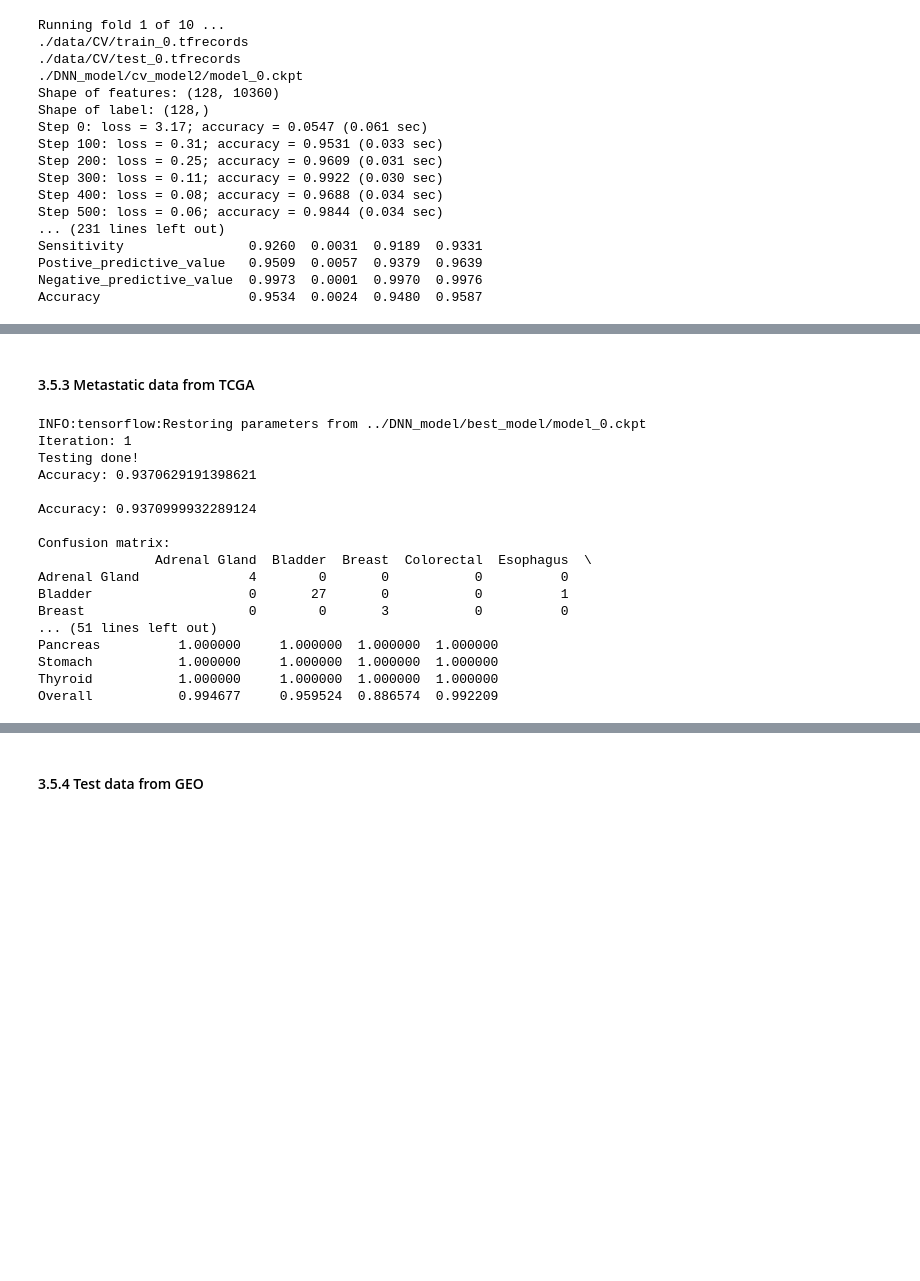
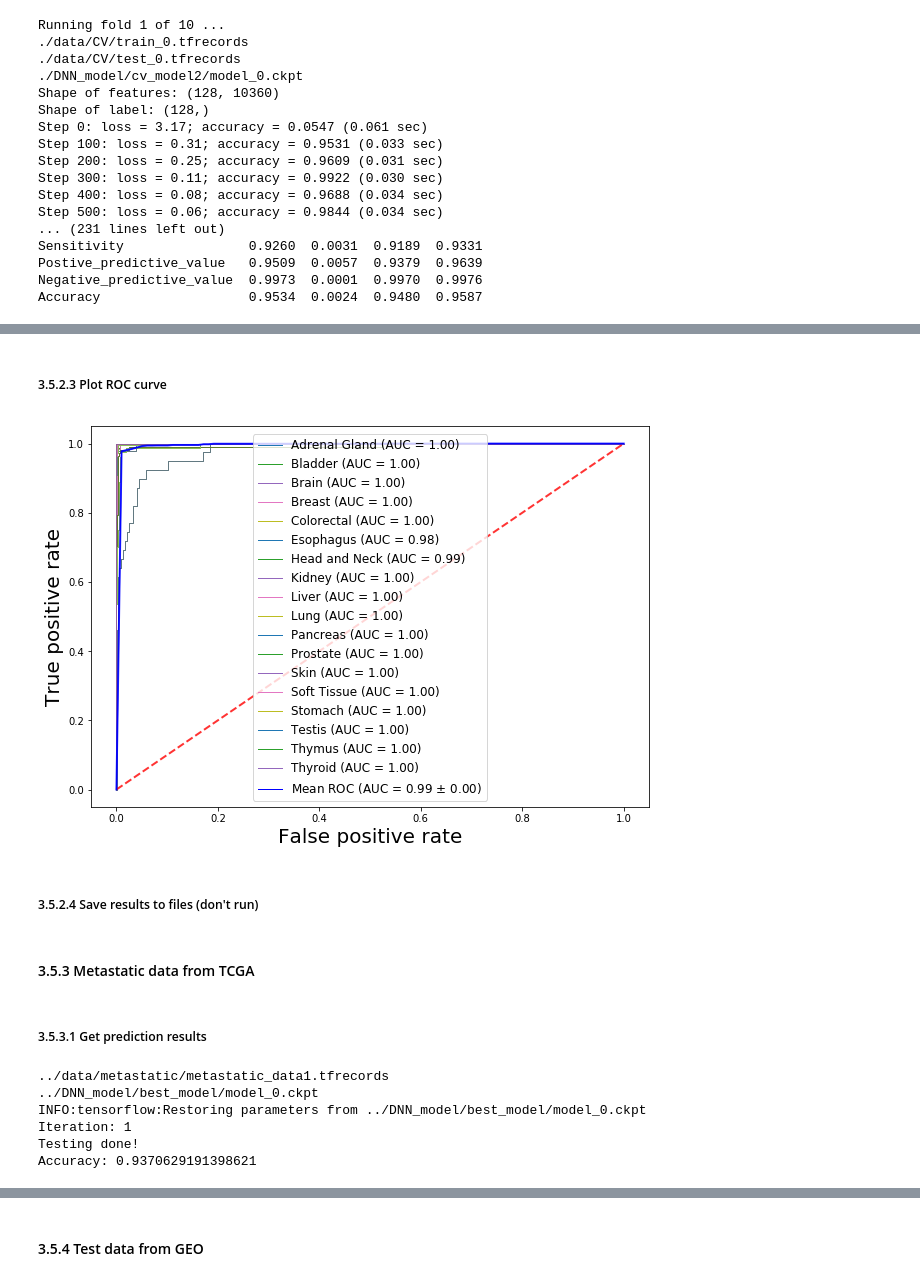
Before and after one commit to thunder001/cancer_origin_prediction, a Jupyter notebook: notebook/cancer_origin_doc.ipynb, the cells around one changed output, grey strips where cells are left out. Cells and saved outputs as stored; diff of their text form; code cells hidden in the pictures; blank space fills up the shorter version.

```diff
--- a/notebook/cancer_origin_doc.ipynb
+++ b/notebook/cancer_origin_doc.ipynb
@@ -70,8 +79,18 @@ DATA_CV = '../data/CV/'
 
 # model folder
 MODELS = '../DNN_model/'
+
+# figure folder
+FIGURE = '../figures/'
+
 # result folder
 RESULTS = '../results/'
+
+# create folders
+folders = [DATA_TRAIN_DEV_TEST, DATA_METASTATIC, DATA_GEO, DATA_CV, MODELS, RESULTS]
+for folder in folders:
+    if not os.path.exists(folder):
+        os.mkdir(folder)
 # %% [markdown]
 ### 3.3 Data preparation
 # %% [markdown]
@@ -223,21 +239,6 @@ results_dir = RESULTS + 'test2/'
 # precision, recall, average_precision, SSPN, cm, acc, preds = \
 #     cancer_origin_DNN.run_testing(testfile, testmetafile, units, modelfile, sample_size, codesfile)
 
-accuracy, precision, recall, average_precision_ser, cm_df, SSPN_df, pred_df = \
+accuracy, precision, recall, average_precision_ser, cm_df, SSPN_df, pred_df, fprs, tprs, aucs, tprs_overall = \
 ModelEval.testeval(testfile, testmetafile, sample_size, units, modelfile, codesfile)
-
-# display metrics
-print("\nAccuracy: {}".format(round(accuracy,4)))
-print("\nConfusion matrix:")
-print(cm_df)
-print("\nAverage precision:")
-print(average_precision_ser)
-print("\n SSPN:\n {}".format(SSPN_df))
-
-# save results to files
-pd.Series(accuracy, index=['accuracy']).to_csv(results_dir + "accuracy.txt", sep="\n")
-cm_df.to_csv(results_dir + "confusion_matrix.csv")
-SSPN_df.to_csv(results_dir + "sspn.csv")
-average_precision_ser.to_csv(results_dir + "average_precision.csv")
-pred_df.to_csv(results_dir + "pred_results.csv", sep=",")
 # %% [output]
@@ -260,0 +278,10 @@ Overall           0.998320     0.959525  0.960760  0.998317
+# %% [markdown]
+##### 3.5.2.3 Plot ROC curve
+# %%
+origins = list(average_precision_ser.index)
+roc_fname = FIGURE + 'auc_test.png'
+plot_auc(origins, fprs, tprs, aucs, tprs_overall, codesfile, True, roc_fname)
+# %% [output]
+[figure, added]
+# %% [markdown]
+##### 3.5.2.4 Save results to files (don't run)
@@ -275,3 +297,5 @@ Overall           0.998320     0.959525  0.960760  0.998317
+# %% [markdown]
+##### 3.5.3.1 Get prediction results
 # %%
 testfile = DATA_METASTATIC + 'metastatic_data1.tfrecords'
 testmetafile = DATA_METASTATIC + 'metastatic_data1_meta.csv'
@@ -284,38 +308,12 @@ results_dir = RESULTS + 'metastatic/'
 # precision, recall, average_precision, SSPN, cm, acc, preds = \
 #     cancer_origin_DNN.run_testing(testfile, testmetafile, units, modelfile, sample_size, codesfile)
 
-accuracy, precision, recall, average_precision_ser, cm_df, SSPN_df, pred_df = \
+accuracy, precision, recall, average_precision_ser, cm_df, SSPN_df, pred_df, fprs, tprs, aucs, tprs_overall = \
 ModelEval.testeval(testfile, testmetafile, sample_size, units, modelfile, codesfile)
-
-# display metrics
-print("\nAccuracy: {}".format(round(accuracy,4)))
-print("\nConfusion matrix:")
-print(cm_df)
-print("\nAverage precision:")
-print(average_precision_ser)
-print("\n SSPN:\n {}".format(SSPN_df))
-
-# save results to files
-pd.Series(accuracy, index=['accuracy']).to_csv(results_dir + "accuracy.txt", sep="\n")
-cm_df.to_csv(results_dir + "confusion_matrix.csv")
-SSPN_df.to_csv(results_dir + "sspn.csv")
-average_precision_ser.to_csv(results_dir + "average_precision.csv")
-pred_df.to_csv(results_dir + "pred_results.csv", sep=",")
 # %% [output]
+../data/metastatic/metastatic_data1.tfrecords
+../DNN_model/best_model/model_0.ckpt
 INFO:tensorflow:Restoring parameters from ../DNN_model/best_model/model_0.ckpt
 Iteration: 1
 Testing done!
 Accuracy: 0.9370629191398621
-
-Accuracy: 0.9370999932289124
-
-Confusion matrix:
-               Adrenal Gland  Bladder  Breast  Colorectal  Esophagus  \
-Adrenal Gland              4        0       0           0          0
-Bladder                    0       27       0           0          1
-Breast                     0        0       3           0          0
-... (51 lines left out)
-Pancreas          1.000000     1.000000  1.000000  1.000000
-Stomach           1.000000     1.000000  1.000000  1.000000
-Thyroid           1.000000     1.000000  1.000000  1.000000
-Overall           0.994677     0.959524  0.886574  0.992209
```
Also changed, not shown: parts of 30 cells of this notebook, 3 other files.
